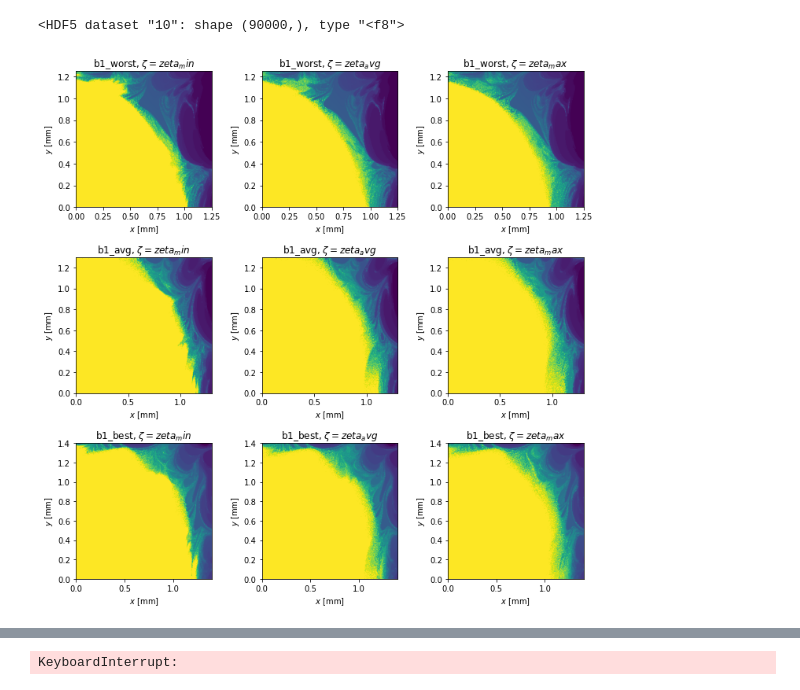
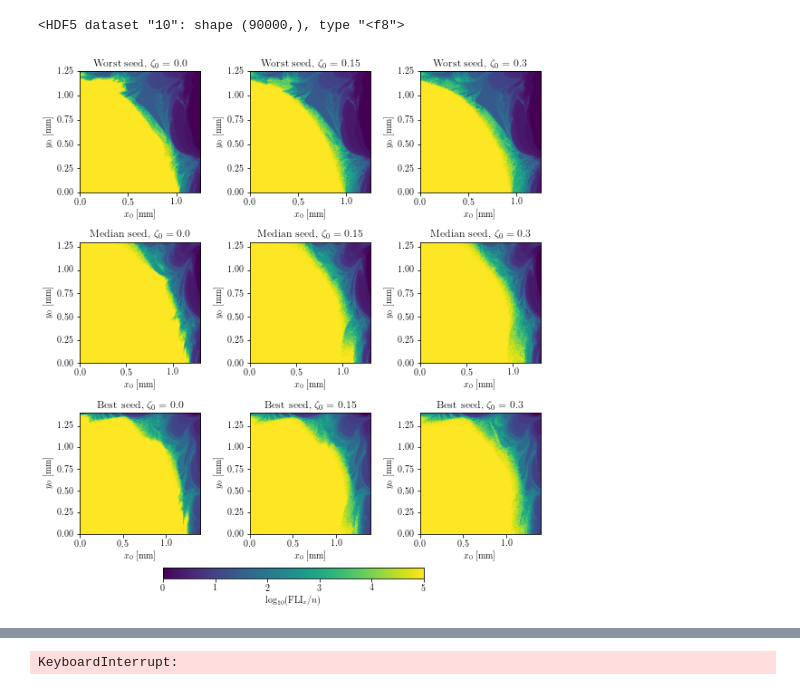
Before and after one commit to carlidel/lhc_dynamic_indicators, a Jupyter notebook: notebooks/inspections.ipynb, the cells around one changed output, grey strips where cells are left out. Saved outputs shown, nothing was run; the diff lists cells and outputs as text; code cells hidden in the pictures.

```diff
--- a/notebooks/inspections.ipynb
+++ b/notebooks/inspections.ipynb
@@ -28,6 +28,11 @@ def gali(gali_matrix):
 # %%
 OUTDIR = "/home/HPC/camontan/lhc_dynamic_indicators/out/htcondor_out"
 TUNEDIR = '/home/HPC/camontan/lhc_dynamic_indicators/out/merged_tune'
+IMGDIR = '/home/HPC/camontan/lhc_dynamic_indicators/img/paper_tier/'
+# %%
+# set latex rendering for plots
+plt.rc('text', usetex=True)
+plt.rc('font', family='serif')
 # %%
 lattice_list = ["b1_worst", "b1_avg", "b1_best", "b2_worst", "b2_avg", "b2_best"]
 lattice_list = ["b1_worst", "b1_avg", "b1_best"]
@@ -36,7 +41,9 @@ extent_list = [
     np.array([0.0, 0.00130, 0.0, 0.00130]),
     np.array([0.0, 0.00140, 0.0, 0.00140]),
 ]
+lattice_name_list = ["Worst", "Median", "Best"]
 zeta_list = ["zeta_min", "zeta_avg", "zeta_max"]
+zeta_name_list = ["0.0", "0.15", "0.3"]
 # %%
 files = os.listdir("/home/HPC/camontan/lhc_dynamic_indicators/out/quick_scan/")
 # %%
@@ -128,8 +136,10 @@ rem_file["reverse/x/10"]
 <HDF5 dataset "10": shape (90000,), type "<f8">
 # %%
 l_list = []
+l_name_list = []
 e_list = []
 z_list = []
+z_name_list = []
 stability_list = []
 mask_list = []
 
@@ -138,10 +148,12 @@ threshold_list = []
 gt_list = []
 gt_plot_list = []
 
-for (lattice, extent), zeta in itertools.product(zip(lattice_list, extent_list), zeta_list):
+for (lattice, extent, l_name), (zeta, z_name) in itertools.product(zip(lattice_list, extent_list, lattice_name_list), zip(zeta_list, zeta_name_list)):
     l_list.append(lattice)
+    l_name_list.append(l_name)
     e_list.append(extent)
     z_list.append(zeta)
+    z_name_list.append(z_name)
     stability_file = h5py.File(os.path.join(OUTDIR, f"stability_{lattice}_{zeta}.h5"), "r")
     log_disp_file = h5py.File(os.path.join(OUTDIR, f"log_displacement_singles_{lattice}_{zeta}.h5"), "r")
     t = 100000
@@ -163,19 +175,24 @@ for (lattice, extent), zeta in itertools.product(zip(lattice_list, extent_list),
     gt_plot_list.append(gt)
     gt_raw_data_list.append(np.log10(disp_x))
 # %%
-fig, axs = plt.subplots(3, 3, figsize=(10, 10))
+fig, axs = plt.subplots(3, 3, figsize=(8, 8))
 
-for i, ((lattice, extent), zeta) in enumerate(itertools.product(zip(lattice_list, extent_list), zeta_list)):
+for i, ((lattice, extent, l_name), (zeta, z_name)) in enumerate(itertools.product(zip(lattice_list, extent_list, lattice_name_list), zip(zeta_list, zeta_name_list))):
 
     ax = axs[i // 3, i % 3]
-    ax.imshow(np.log10(stability_list[i]).reshape(300, 300), origin="lower", extent=1000 * e_list[i])
-    ax.set_title(f"{lattice}, $\\zeta={zeta}$")
-    ax.set_xlabel("$x$ [mm]")
-    ax.set_ylabel("$y$ [mm]")
+    im=ax.imshow(np.log10(stability_list[i]).reshape(300, 300), origin="lower", extent=1000 * e_list[i])
+    ax.set_title(f"{l_name} seed, $\\zeta_0={z_name}$")
+    ax.set_xlabel("$x_0$ [mm]")
+    ax.set_ylabel("$y_0$ [mm]")
 
 plt.tight_layout()
+
+# add horizontal colorbar to the bottom
+cbar_ax = fig.add_axes([0.25, -0.015, 0.5, 0.02])
+fig.colorbar(im, cax=cbar_ax, orientation="horizontal", label="$\\log_{10}(\\mathrm{{FLI}}_x / n)$")
+plt.savefig(os.path.join(IMGDIR, "stability.png"), dpi=300, bbox_inches="tight")
 # %% [output]
-[figure, old version]
+[figure, new version]
 # %%
 fli_x_data_list = []
 fli_px_data_list = []
```
Also changed, not shown: parts of 8 cells of this notebook.
